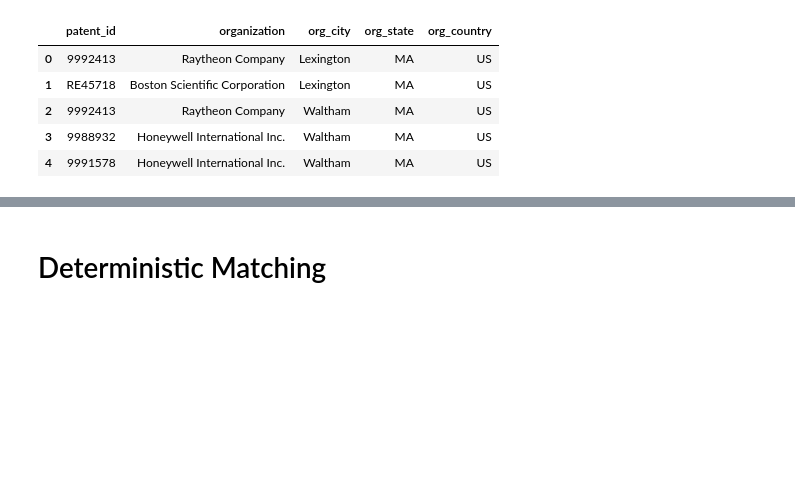
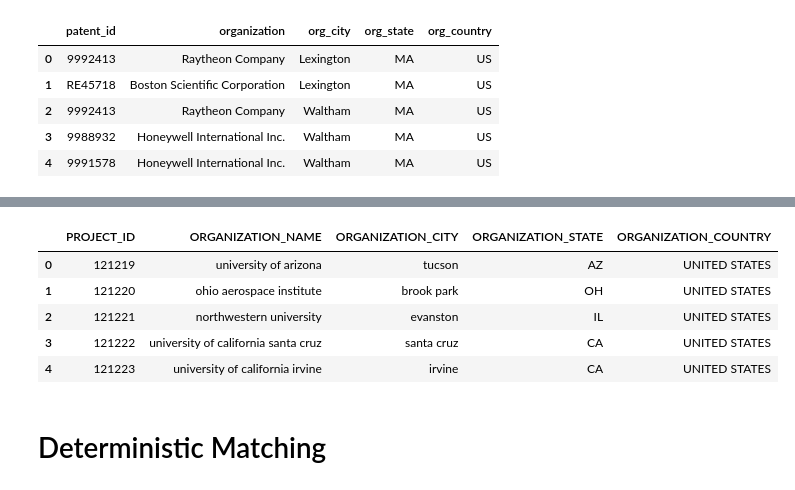
Before and after one commit to joel-becker/pre-doc-record-linkage, a Jupyter notebook: Notebooks/Day_1_Data_Exploration_Cleaning_Deterministic_Matching.ipynb, the cells around one changed output, grey strips where cells are left out. Saved outputs shown, nothing was run; the diff lists cells and outputs as text; code cells hidden in the pictures; blank space fills up the shorter version.

```diff
--- a/Notebooks/Day_1_Data_Exploration_Cleaning_Deterministic_Matching.ipynb
+++ b/Notebooks/Day_1_Data_Exploration_Cleaning_Deterministic_Matching.ipynb
@@ -640,6 +640,15 @@ organizations.head()
 # %%
 organizations[' ORGANIZATION_NAME'] = clean(organizations[' ORGANIZATION_NAME'])
 organizations[' ORGANIZATION_CITY'] = clean(organizations[' ORGANIZATION_CITY'])
+# %%
+organizations.head()
+# %% [output]
+|  | PROJECT_ID | ORGANIZATION_NAME | ORGANIZATION_CITY | ORGANIZATION_STATE | ORGANIZATION_COUNTRY |
+| 0 | 121219 | university of arizona | tucson | AZ | UNITED STATES |
+| 1 | 121220 | ohio aerospace institute | brook park | OH | UNITED STATES |
+| 2 | 121221 | northwestern university | evanston | IL | UNITED STATES |
+| 3 | 121222 | university of california santa cruz | santa cruz | CA | UNITED STATES |
+| 4 | 121223 | university of california irvine | irvine | CA | UNITED STATES |
 # %% [markdown]
 # Deterministic Matching
 # %% [markdown]
```
Also changed, not shown: parts of 11 cells of this notebook.
